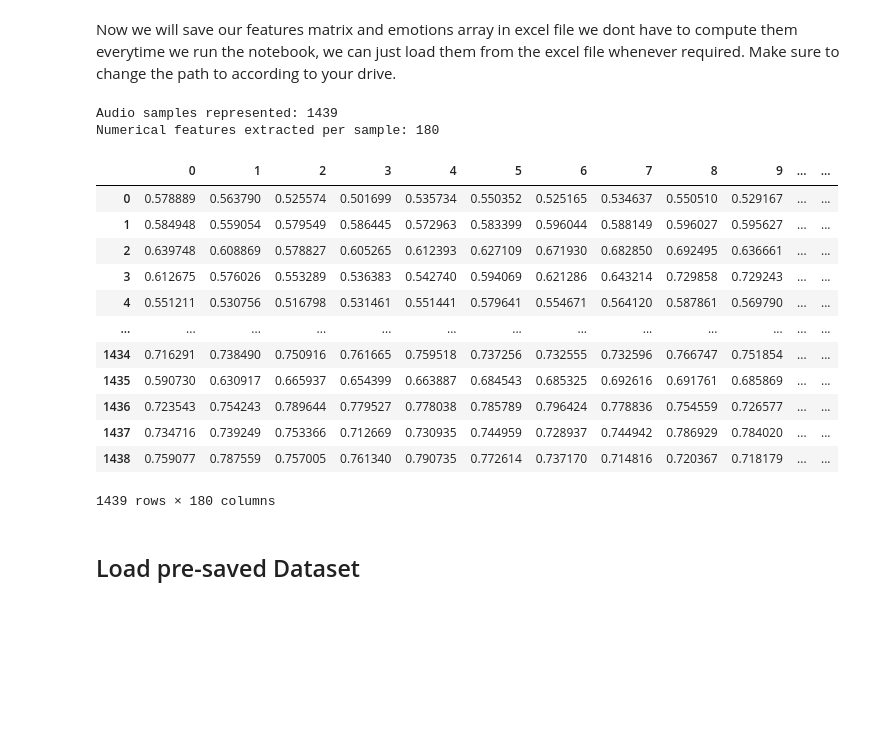
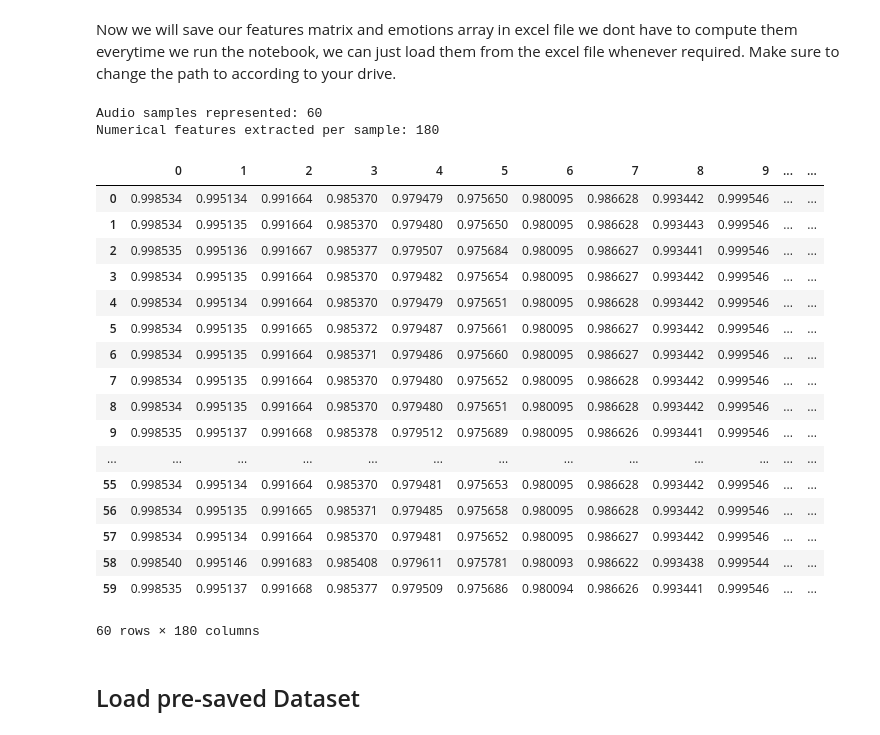
Before and after one commit to wall-e785/Week3-ClassicML, a Jupyter notebook: Week_3_MachineLearning.ipynb, the cells around one changed output. Cells and saved outputs as stored; diff of their text form; code cells hidden in the pictures; blank space fills up the shorter version.

Commit message:
Tried using my data as a test set

```diff
--- a/Week_3_MachineLearning.ipynb
+++ b/Week_3_MachineLearning.ipynb
@@ -269,31 +267,36 @@ We have a matrix of dim 1435 x 180. Looks good - 1435 audio samples, one per row
 Now we will save our features matrix and emotions array in excel file we dont have to compute them everytime we run the notebook, we can just load them from the excel file whenever required. Make sure to change the path to according to your drive.
 # %%
 #my data
-print(f'\nAudio samples represented: {features.shape[0]}')
-print(f'Numerical features extracted per sample: {features.shape[1]}')
-features_df = pd.DataFrame(features) # make it pretty for display
+print(f'\nAudio samples represented: {features_wallace.shape[0]}')
+print(f'Numerical features extracted per sample: {features_wallace.shape[1]}')
+features_df_wallace = pd.DataFrame(features_wallace) # make it pretty for display
 
 
 #making dataframe for emotions as well
-emotions_df = pd.DataFrame(emotions) # make it pretty for display
+emotions_df_wallace = pd.DataFrame(emotions_wallace) # make it pretty for display
 
-features_df
+features_df_wallace
 # %% [output]
-Audio samples represented: 1439
+Audio samples represented: 60
 Numerical features extracted per sample: 180
 |  | 0 | 1 | 2 | 3 | 4 | 5 | 6 | 7 | 8 | 9 | ... | ... |
-| 0 | 0.578889 | 0.563790 | 0.525574 | 0.501699 | 0.535734 | 0.550352 | 0.525165 | 0.534637 | 0.550510 | 0.529167 | ... | ... |
-| 1 | 0.584948 | 0.559054 | 0.579549 | 0.586445 | 0.572963 | 0.583399 | 0.596044 | 0.588149 | 0.596027 | 0.595627 | ... | ... |
-| 2 | 0.639748 | 0.608869 | 0.578827 | 0.605265 | 0.612393 | 0.627109 | 0.671930 | 0.682850 | 0.692495 | 0.636661 | ... | ... |
-| 3 | 0.612675 | 0.576026 | 0.553289 | 0.536383 | 0.542740 | 0.594069 | 0.621286 | 0.643214 | 0.729858 | 0.729243 | ... | ... |
-| 4 | 0.551211 | 0.530756 | 0.516798 | 0.531461 | 0.551441 | 0.579641 | 0.554671 | 0.564120 | 0.587861 | 0.569790 | ... | ... |
+| 0 | 0.998534 | 0.995134 | 0.991664 | 0.985370 | 0.979479 | 0.975650 | 0.980095 | 0.986628 | 0.993442 | 0.999546 | ... | ... |
+| 1 | 0.998534 | 0.995135 | 0.991664 | 0.985370 | 0.979480 | 0.975650 | 0.980095 | 0.986628 | 0.993443 | 0.999546 | ... | ... |
+| 2 | 0.998535 | 0.995136 | 0.991667 | 0.985377 | 0.979507 | 0.975684 | 0.980095 | 0.986627 | 0.993441 | 0.999546 | ... | ... |
+| 3 | 0.998534 | 0.995135 | 0.991664 | 0.985370 | 0.979482 | 0.975654 | 0.980095 | 0.986627 | 0.993442 | 0.999546 | ... | ... |
+| 4 | 0.998534 | 0.995134 | 0.991664 | 0.985370 | 0.979479 | 0.975651 | 0.980095 | 0.986628 | 0.993442 | 0.999546 | ... | ... |
+| 5 | 0.998534 | 0.995135 | 0.991665 | 0.985372 | 0.979487 | 0.975661 | 0.980095 | 0.986627 | 0.993442 | 0.999546 | ... | ... |
+| 6 | 0.998534 | 0.995135 | 0.991664 | 0.985371 | 0.979486 | 0.975660 | 0.980095 | 0.986627 | 0.993442 | 0.999546 | ... | ... |
+| 7 | 0.998534 | 0.995135 | 0.991664 | 0.985370 | 0.979480 | 0.975652 | 0.980095 | 0.986628 | 0.993442 | 0.999546 | ... | ... |
+| 8 | 0.998534 | 0.995135 | 0.991664 | 0.985370 | 0.979480 | 0.975651 | 0.980095 | 0.986628 | 0.993442 | 0.999546 | ... | ... |
+| 9 | 0.998535 | 0.995137 | 0.991668 | 0.985378 | 0.979512 | 0.975689 | 0.980095 | 0.986626 | 0.993441 | 0.999546 | ... | ... |
 | ... | ... | ... | ... | ... | ... | ... | ... | ... | ... | ... | ... | ... |
-| 1434 | 0.716291 | 0.738490 | 0.750916 | 0.761665 | 0.759518 | 0.737256 | 0.732555 | 0.732596 | 0.766747 | 0.751854 | ... | ... |
-| 1435 | 0.590730 | 0.630917 | 0.665937 | 0.654399 | 0.663887 | 0.684543 | 0.685325 | 0.692616 | 0.691761 | 0.685869 | ... | ... |
-| 1436 | 0.723543 | 0.754243 | 0.789644 | 0.779527 | 0.778038 | 0.785789 | 0.796424 | 0.778836 | 0.754559 | 0.726577 | ... | ... |
-| 1437 | 0.734716 | 0.739249 | 0.753366 | 0.712669 | 0.730935 | 0.744959 | 0.728937 | 0.744942 | 0.786929 | 0.784020 | ... | ... |
-| 1438 | 0.759077 | 0.787559 | 0.757005 | 0.761340 | 0.790735 | 0.772614 | 0.737170 | 0.714816 | 0.720367 | 0.718179 | ... | ... |
+| 55 | 0.998534 | 0.995134 | 0.991664 | 0.985370 | 0.979481 | 0.975653 | 0.980095 | 0.986628 | 0.993442 | 0.999546 | ... | ... |
+| 56 | 0.998534 | 0.995135 | 0.991665 | 0.985371 | 0.979485 | 0.975658 | 0.980095 | 0.986628 | 0.993442 | 0.999546 | ... | ... |
+| 57 | 0.998534 | 0.995134 | 0.991664 | 0.985370 | 0.979481 | 0.975652 | 0.980095 | 0.986627 | 0.993442 | 0.999546 | ... | ... |
+| 58 | 0.998540 | 0.995146 | 0.991683 | 0.985408 | 0.979611 | 0.975781 | 0.980093 | 0.986622 | 0.993438 | 0.999544 | ... | ... |
+| 59 | 0.998535 | 0.995137 | 0.991668 | 0.985377 | 0.979509 | 0.975686 | 0.980094 | 0.986626 | 0.993441 | 0.999546 | ... | ... |
-1439 rows × 180 columns
+60 rows × 180 columns
 # %%
 features_df.to_csv("/content/drive/MyDrive/Wallace's H-W/IAT 360/featuresRavdess.csv")
 emotions_df.to_csv("/content/drive/MyDrive/Wallace's H-W/IAT 360/emotionsRavdess.csv")
```
Also changed, not shown: parts of 16 cells of this notebook.
